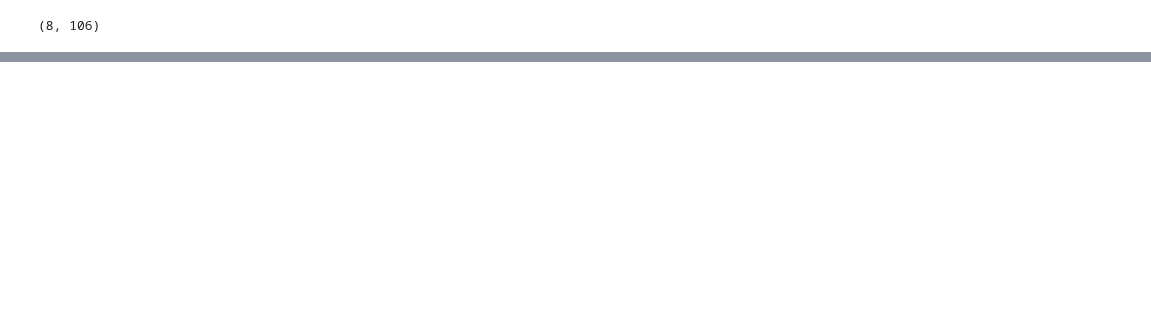
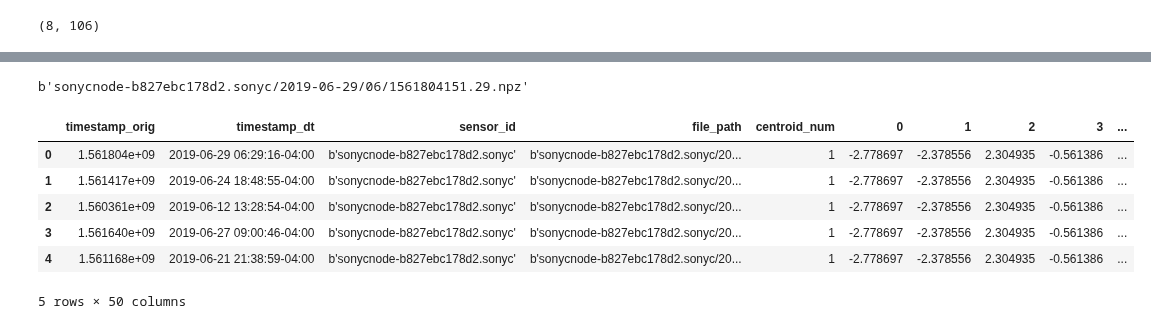
Before and after one commit to marin-hyatt/public-redhook-analysis, a Jupyter notebook: Mini_Batch_KMeans_106.ipynb, the cells around one changed output, grey strips where cells are left out. Cells and saved outputs as stored; diff of their text form; code cells hidden in the pictures; blank space fills up the shorter version.

```diff
--- a/Mini_Batch_KMeans_106.ipynb
+++ b/Mini_Batch_KMeans_106.ipynb
@@ -131,0 +139,6 @@ mbk.cluster_centers_.shape
+# %%
+for f in neighbors_arr:
+    neighbors_timestamps_orig.append(d[f, 'timestamp_orig'])
+    neighbors_timestamps.append(d[f, 'timestamp'])
+    neighbors_sensor_id.append(d[f, 'sensor_id'])
+    neighbors_file_path.append(d[f, 'file_path'])
@@ -131,0 +169,33 @@ mbk.cluster_centers_.shape
+# %%
+neighbors_file_path[0][32:]
+# %% [output]
+b'sonycnode-b827ebc178d2.sonyc/2019-06-29/06/1561804151.29.npz'
+# %%
+neighbors_file_path_cut = []
+for path in neighbors_file_path:
+    neighbors_file_path_cut.append(path[32:])
+# %%
+neighbors_timestamps_dt = np.empty(35, dtype = datetime.datetime)
+for i in range(35):
+    j = neighbors_timestamps[i]
+    dt = datetime.datetime.utcfromtimestamp(j)
+    dt = pytz.UTC.localize(dt)
+    dt = dt.astimezone(pytz.timezone('US/Eastern'))
+    neighbors_timestamps_dt[i] = dt
+# %%
+df = pd.DataFrame(centroids)
+df.insert(0, "timestamp_orig", neighbors_timestamps_orig, True)
+df.insert(1, "timestamp_dt", neighbors_timestamps_dt, True)
+df.insert(2, "sensor_id", neighbors_sensor_id, True)
+df.insert(3, "file_path", neighbors_file_path_cut, True)
+df.insert(4, "centroid_num", centroid_num_arr, True)
+# %%
+df.head()
+# %% [output]
+|  | timestamp_orig | timestamp_dt | sensor_id | file_path | centroid_num | 0 | 1 | 2 | 3 | ... |
+| 0 | 1.561804e+09 | 2019-06-29 06:29:16-04:00 | b'sonycnode-b827ebc178d2.sonyc' | b'sonycnode-b827ebc178d2.sonyc/20... | 1 | -2.778697 | -2.378556 | 2.304935 | -0.561386 | ... |
+| 1 | 1.561417e+09 | 2019-06-24 18:48:55-04:00 | b'sonycnode-b827ebc178d2.sonyc' | b'sonycnode-b827ebc178d2.sonyc/20... | 1 | -2.778697 | -2.378556 | 2.304935 | -0.561386 | ... |
+| 2 | 1.560361e+09 | 2019-06-12 13:28:54-04:00 | b'sonycnode-b827ebc178d2.sonyc' | b'sonycnode-b827ebc178d2.sonyc/20... | 1 | -2.778697 | -2.378556 | 2.304935 | -0.561386 | ... |
+| 3 | 1.561640e+09 | 2019-06-27 09:00:46-04:00 | b'sonycnode-b827ebc178d2.sonyc' | b'sonycnode-b827ebc178d2.sonyc/20... | 1 | -2.778697 | -2.378556 | 2.304935 | -0.561386 | ... |
+| 4 | 1.561168e+09 | 2019-06-21 21:38:59-04:00 | b'sonycnode-b827ebc178d2.sonyc' | b'sonycnode-b827ebc178d2.sonyc/20... | 1 | -2.778697 | -2.378556 | 2.304935 | -0.561386 | ... |
+5 rows × 50 columns
```
Also changed, not shown: parts of 10 cells of this notebook, 2 other files.
